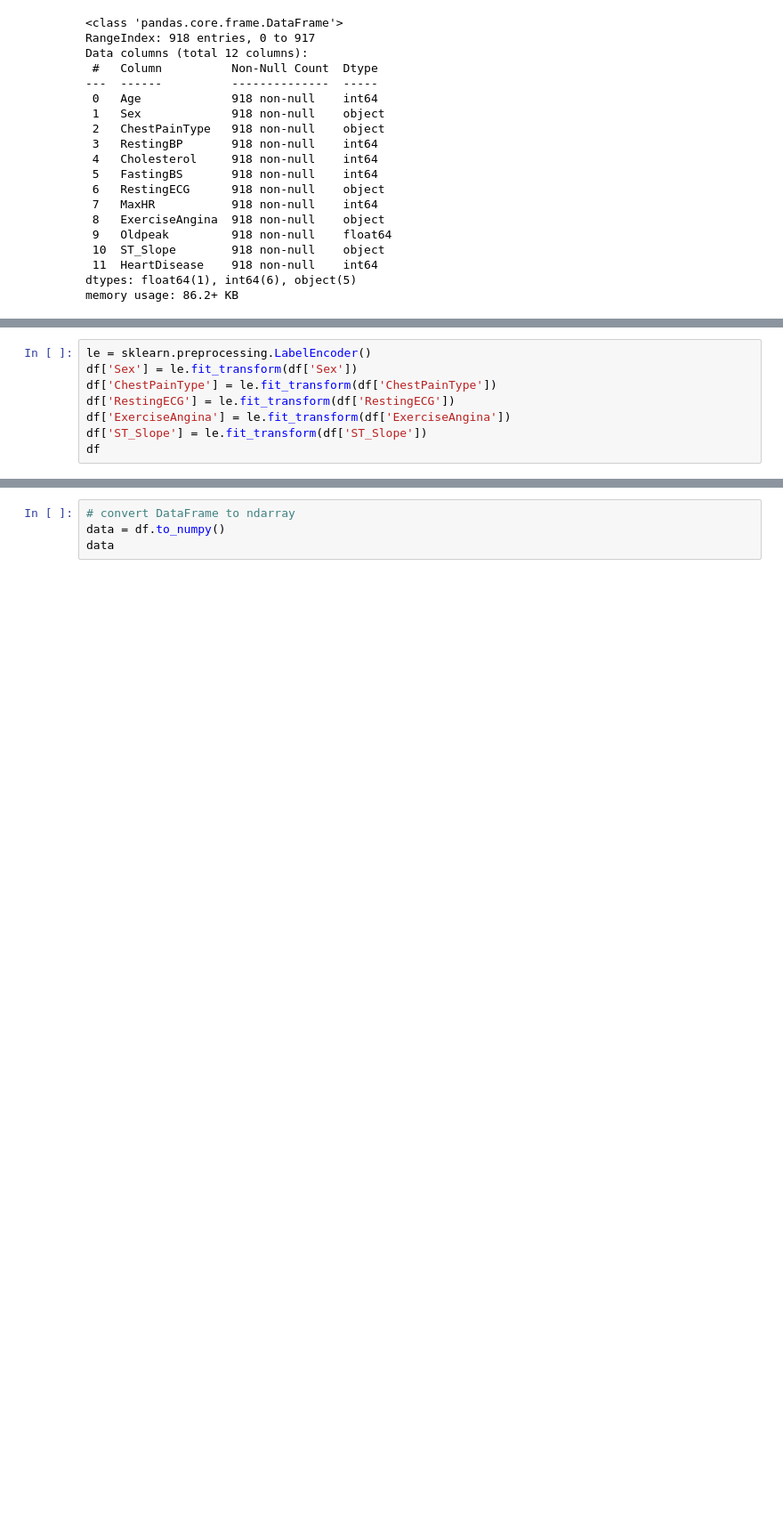
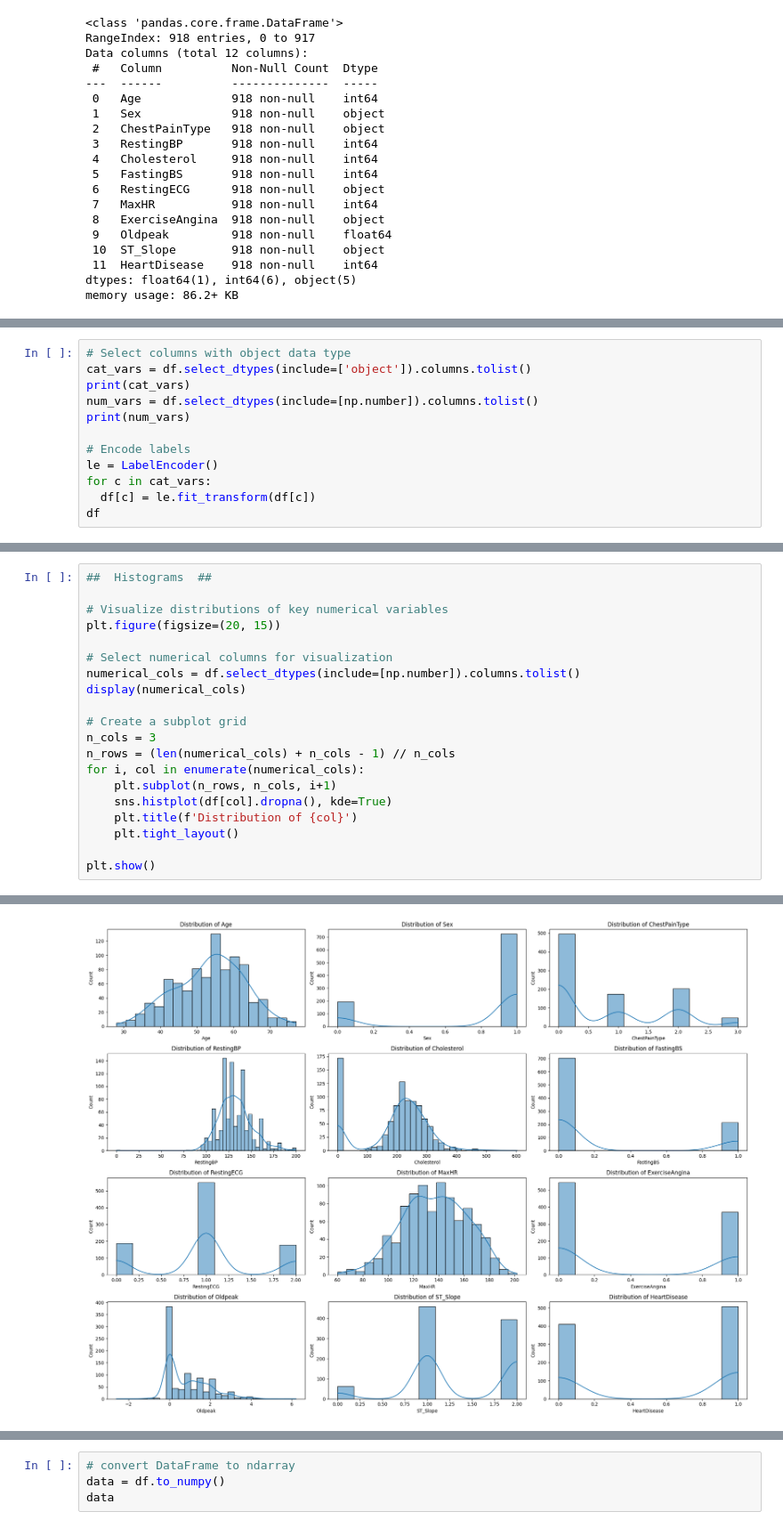
Before and after one commit to DebraBeat/ml-project, a Jupyter notebook: heart_failure_classification.ipynb, the cells around one changed output, grey strips where cells are left out. Shown at 89% size. Drawn from its saved outputs; the diff is of its cells as text; blank space fills up the shorter version.

```diff
--- a/heart_failure_classification.ipynb
+++ b/heart_failure_classification.ipynb
@@ -91,8 +108,0 @@ memory usage: 86.2+ KB
-# %%
-le = sklearn.preprocessing.LabelEncoder()
-df['Sex'] = le.fit_transform(df['Sex'])
-df['ChestPainType'] = le.fit_transform(df['ChestPainType'])
-df['RestingECG'] = le.fit_transform(df['RestingECG'])
-df['ExerciseAngina'] = le.fit_transform(df['ExerciseAngina'])
-df['ST_Slope'] = le.fit_transform(df['ST_Slope'])
-df
@@ -112,0 +134,12 @@ df
+# %%
+# Select columns with object data type
+cat_vars = df.select_dtypes(include=['object']).columns.tolist()
+print(cat_vars)
+num_vars = df.select_dtypes(include=[np.number]).columns.tolist()
+print(num_vars)
+
+# Encode labels
+le = LabelEncoder()
+for c in cat_vars:
+  df[c] = le.fit_transform(df[c])
+df
@@ -112,0 +168,21 @@ df
+# %%
+##  Histograms  ##
+
+# Visualize distributions of key numerical variables
+plt.figure(figsize=(20, 15))
+
+# Select numerical columns for visualization
+numerical_cols = df.select_dtypes(include=[np.number]).columns.tolist()
+display(numerical_cols)
+
+# Create a subplot grid
+n_cols = 3
+n_rows = (len(numerical_cols) + n_cols - 1) // n_cols
+for i, col in enumerate(numerical_cols):
+    plt.subplot(n_rows, n_cols, i+1)
+    sns.histplot(df[col].dropna(), kde=True)
+    plt.title(f'Distribution of {col}')
+    plt.tight_layout()
+
+plt.show()
+# %% [output]
@@ -112,0 +201 @@ df
+[figure, added]
```
Also changed, not shown: parts of 106 cells of this notebook.
